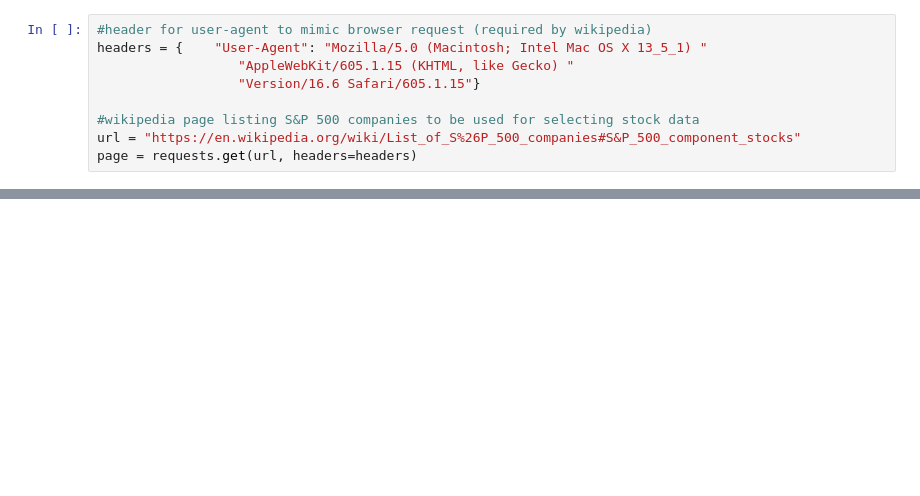
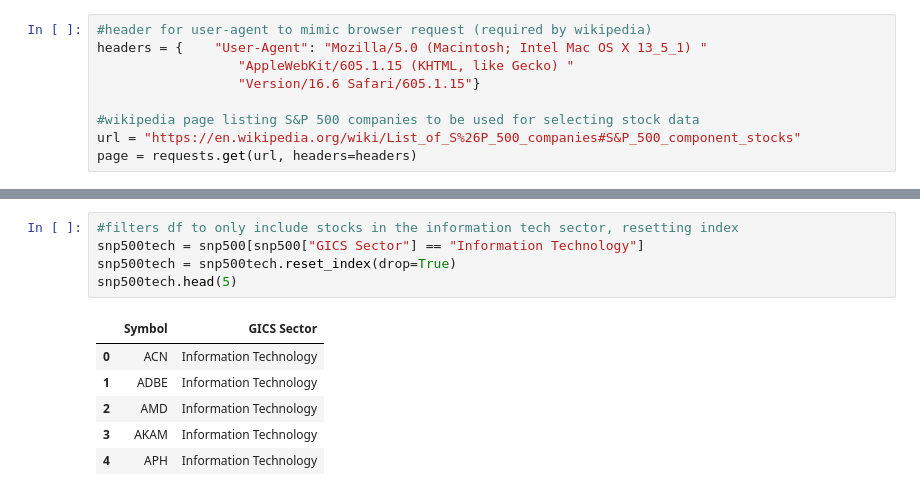
Before and after one commit to mbrwn22/StockModeling, a Jupyter notebook: jupytertest.ipynb, the cells around one changed output, grey strips where cells are left out. Drawn from its saved outputs; the diff is of its cells as text; blank space fills up the shorter version.

```diff
--- a/jupytertest.ipynb
+++ b/jupytertest.ipynb
@@ -27,0 +43,12 @@ df.head(5)
+# %%
+#filters df to only include stocks in the information tech sector, resetting index
+snp500tech = snp500[snp500["GICS Sector"] == "Information Technology"]
+snp500tech = snp500tech.reset_index(drop=True)
+snp500tech.head(5)
+# %% [output]
+|  | Symbol | GICS Sector |
+| 0 | ACN | Information Technology |
+| 1 | ADBE | Information Technology |
+| 2 | AMD | Information Technology |
+| 3 | AKAM | Information Technology |
+| 4 | APH | Information Technology |
```
Also changed, not shown: parts of 6 cells of this notebook, 1 other file.
